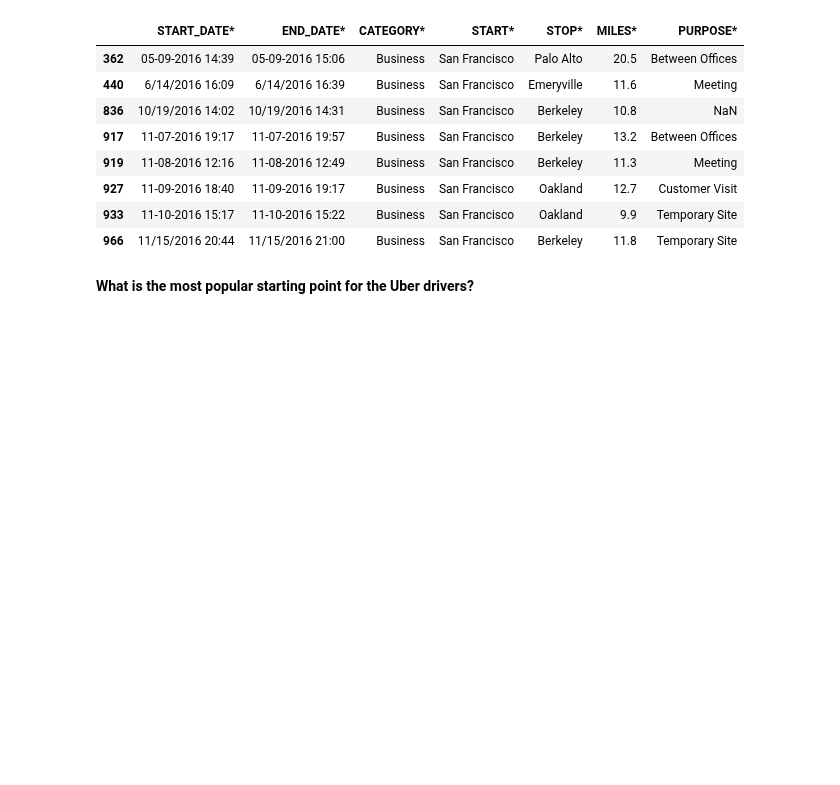
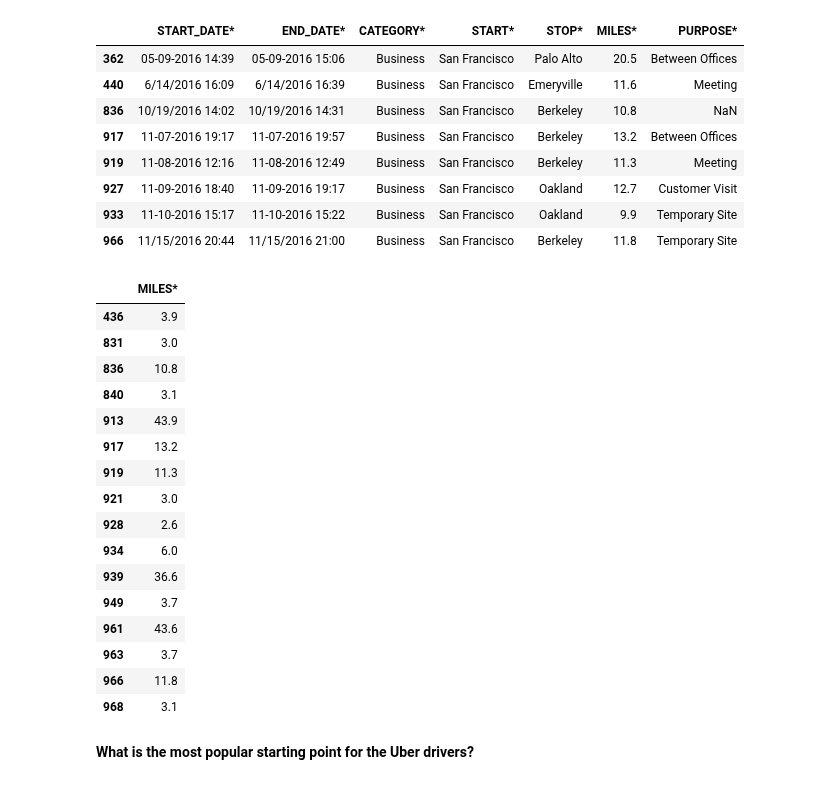
Before and after one commit to Hugox96/Uber_An-lise, a Jupyter notebook: Uber.ipynb, the cells around one changed output. Cells and saved outputs as stored; diff of their text form; code cells hidden in the pictures; blank space fills up the shorter version.

```diff
--- a/Uber.ipynb
+++ b/Uber.ipynb
@@ -171,6 +175,28 @@ start_san_fransisco_loc
 | 927 | 11-09-2016 18:40 | 11-09-2016 19:17 | Business | San Francisco | Oakland | 12.7 | Customer Visit |
 | 933 | 11-10-2016 15:17 | 11-10-2016 15:22 | Business | San Francisco | Oakland | 9.9 | Temporary Site |
 | 966 | 11/15/2016 20:44 | 11/15/2016 21:00 | Business | San Francisco | Berkeley | 11.8 | Temporary Site |
+# %%
+# Posso ir melhorando a seleção, exemplo: Quero pegar Miles = 11.3 com o Loc stop em berkeley
+start_san_fransisco_loc = uber_data.loc[(uber_data["STOP*"]=='Berkeley'),["MILES*"]]
+start_san_fransisco_loc
+# %% [output]
+|  | MILES* |
+| 436 | 3.9 |
+| 831 | 3.0 |
+| 836 | 10.8 |
+| 840 | 3.1 |
+| 913 | 43.9 |
+| 917 | 13.2 |
+| 919 | 11.3 |
+| 921 | 3.0 |
+| 928 | 2.6 |
+| 934 | 6.0 |
+| 939 | 36.6 |
+| 949 | 3.7 |
+| 961 | 43.6 |
+| 963 | 3.7 |
+| 966 | 11.8 |
+| 968 | 3.1 |
 # %% [markdown]
 **What is the most popular starting point for the Uber drivers?**
 # %%
```
Also changed, not shown: parts of 2 cells of this notebook.
